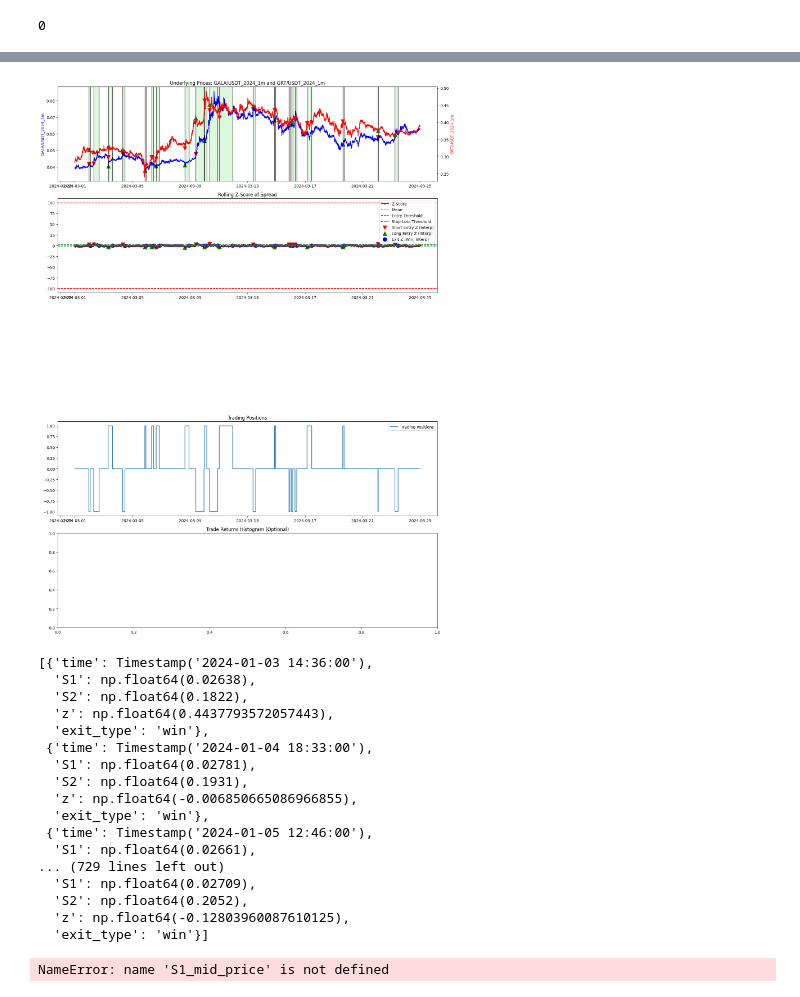
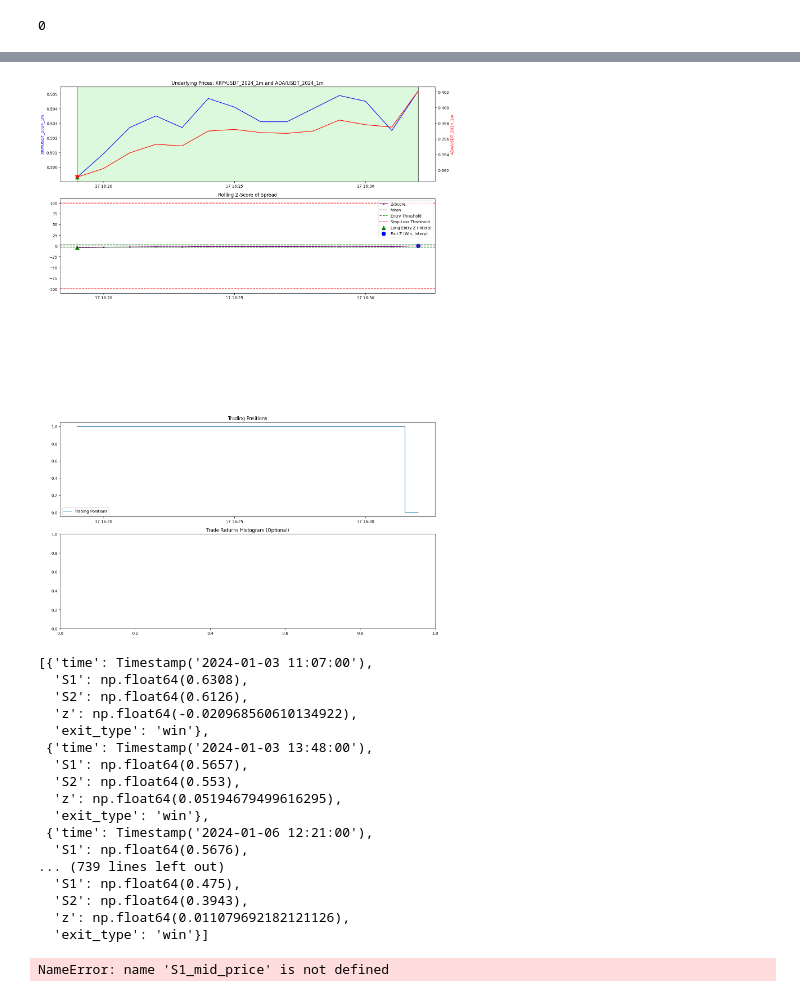
Before and after one commit to alexandrosdp/PairsTrading, a Jupyter notebook: main.ipynb, the cells around one changed output, grey strips where cells are left out. Drawn from its saved outputs; the diff is of its cells as text; code cells hidden in the pictures.

```diff
--- a/main.ipynb
+++ b/main.ipynb
@@ -37,7 +37,7 @@ from back_tester import *
 #-------------------------------------------
 prices = pd.read_csv('binance_data/top_100_tickers/2024/1m/merged_closing_prices.csv', index_col=0, parse_dates=True)
 # %%
-#prices = prices[['XRP/USDT_2024_1m', 'ADA/USDT_2024_1m']]
+prices = prices[['XRP/USDT_2024_1m', 'ADA/USDT_2024_1m']]
 
 #prices = prices[['DOT/USDT_2024_1m', 'XTZ/USDT_2024_1m']]
 
@@ -47,7 +47,7 @@ prices = pd.read_csv('binance_data/top_100_tickers/2024/1m/merged_closing_prices
 
 #GALA/USDT_2024_1m & GRT/USDT_2024_1m,0.0056584346126191745,-4.071777010162084
 #-------------------------------------------
-prices = prices[['GALA/USDT_2024_1m', 'GRT/USDT_2024_1m']]
+#prices = prices[['GALA/USDT_2024_1m', 'GRT/USDT_2024_1m']]
 # %%
 prices
 # %% [output]
@@ -414,0 +427,7 @@ trade_exits[max_loss_index]
+# %%
+#Get trade entry and exit times
+trade_entry_min_profit = entry_times[max_loss_index],
+trade_exit_min_profit = exit_times[max_loss_index]
+
+print(f"Trade entry time: {trade_entry_min_profit}")
+print(f"Trade exit time: {trade_exit_min_profit}")
@@ -415,13 +671,12 @@ trade_exits[max_loss_index]
 # %%
 #Plot trading simulation
 
-# window_start = pd.to_datetime('2025-02-01 00:00:00')
-# window_end = pd.to_datetime('2025-02-01 2:00:00')
+# window_start = pd.to_datetime('2024-03-01 00:00:00')
+# window_end = pd.to_datetime('2024-03-25 00:00:00')
 
-
-window_start = pd.to_datetime('2024-03-01 00:00:00')
-window_end = pd.to_datetime('2024-03-25 00:00:00')
-
+#Window for biggest loss
+window_start = pd.to_datetime(trade_entry_min_profit[0])
+window_end = pd.to_datetime(trade_exit_min_profit)
 
 # window_start = None
 # window_end = None
@@ -466,23 +705,23 @@ Trade 21 : 2024-03-23 06:00:00 to 2024-03-23 11:15:00 (win)
-[figure, old version]
+[figure, new version]
 # %%
 trade_exits
 # %% [output]
-[{'time': Timestamp('2024-01-03 14:36:00'),
-  'S1': np.float64(0.02638),
-  'S2': np.float64(0.1822),
-  'z': np.float64(0.4437793572057443),
+[{'time': Timestamp('2024-01-03 11:07:00'),
+  'S1': np.float64(0.6308),
+  'S2': np.float64(0.6126),
+  'z': np.float64(-0.020968560610134922),
   'exit_type': 'win'},
- {'time': Timestamp('2024-01-04 18:33:00'),
-  'S1': np.float64(0.02781),
-  'S2': np.float64(0.1931),
-  'z': np.float64(-0.006850665086966855),
+ {'time': Timestamp('2024-01-03 13:48:00'),
+  'S1': np.float64(0.5657),
+  'S2': np.float64(0.553),
+  'z': np.float64(0.05194679499616295),
   'exit_type': 'win'},
- {'time': Timestamp('2024-01-05 12:46:00'),
-  'S1': np.float64(0.02661),
-... (729 lines left out)
-  'S1': np.float64(0.02709),
-  'S2': np.float64(0.2052),
-  'z': np.float64(-0.12803960087610125),
+ {'time': Timestamp('2024-01-06 12:21:00'),
+  'S1': np.float64(0.5676),
+... (739 lines left out)
+  'S1': np.float64(0.475),
+  'S2': np.float64(0.3943),
+  'z': np.float64(0.011079692182121126),
   'exit_type': 'win'}]
 # %%
 #Check slippage
```
Also changed, not shown: parts of 39 cells of this notebook.
